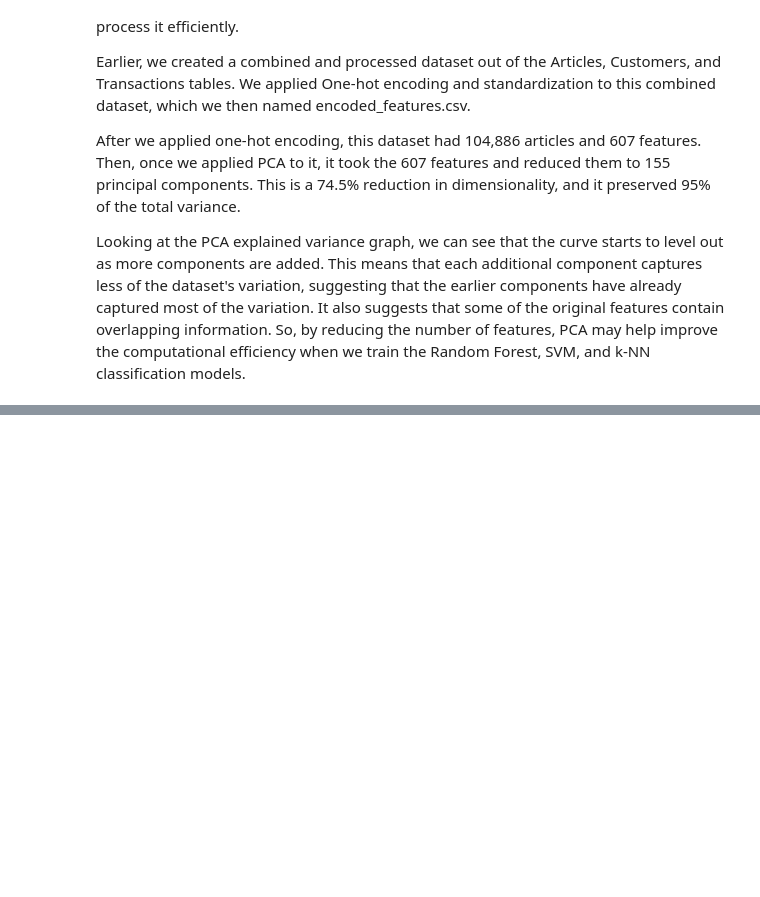
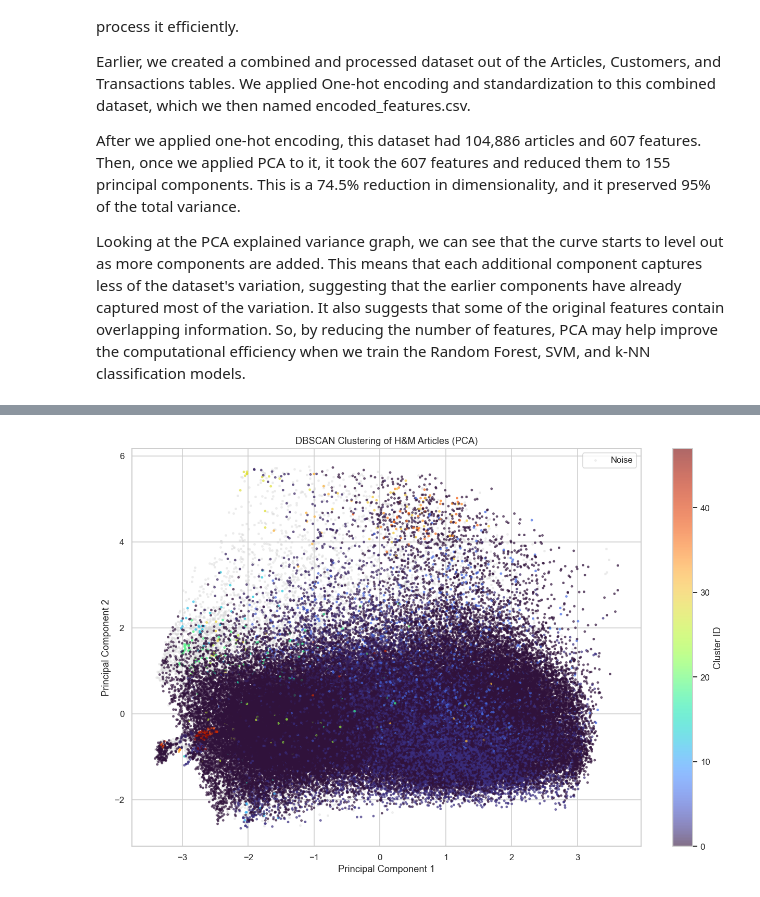
Before and after one commit to chungite/455-group-project-, a Jupyter notebook: hm_eda.ipynb, the cells around one changed output, grey strips where cells are left out. Saved outputs shown, nothing was run; the diff lists cells and outputs as text; code cells hidden in the pictures; blank space fills up the shorter version.

Commit message:
add dbscan clustering

```diff
--- a/hm_eda.ipynb
+++ b/hm_eda.ipynb
@@ -1170,0 +1292,91 @@ Looking at the PCA explained variance graph, we can see that the curve starts to
+# %%
+#Plot DBSCAN clustering results
+
+import pandas as pd
+import numpy as np
+import matplotlib.pyplot as plt
+from sklearn.decomposition import PCA
+from sklearn.metrics import calinski_harabasz_score
+from sklearn.metrics import davies_bouldin_score
+
+#Try PCA with further reduction
+X = pd.read_csv("encoded_features.csv", index_col="article_id")
+
+n = 20
+pca = PCA(n_components=n, random_state=42)
+
+X_pca_test = pca.fit_transform(X)
+
+
+db = DBSCAN(eps=1.1, min_samples=10)
+labels = db.fit_predict(X_pca_test)
+
+n_clusters = len(set(labels)) - (1 if -1 in labels else 0)
+noise_percentage = np.mean(labels == -1) * 100
+
+print(f"\nPCA components: {n}")
+print(f"Explained variance: {sum(pca.explained_variance_ratio_)*100:.2f}%")
+print(f"Clusters: {n_clusters}")
+print(f"Noise: {noise_percentage:.2f}%")
+df["cluster"] = labels
+
+    # Save article IDs and cluster assignments
+cluster_results = df[["article_id", "cluster"]]
+
+cluster_results.to_csv("dbscan_cluster_results.csv", index=False)
+
+print("Cluster results saved!")
+cluster_summary = (
+        df.groupby("cluster")
+        .agg(
+            number_of_articles=("cluster", "size"),
+            average_price=("average_price", "mean"),
+            average_purchase_count=("purchase_count_raw", "mean"),
+            average_buyer_age=("average_buyer_age", "mean")
+        )
+        .round(2)
+    )
+
+cluster_summary.to_csv("dbscan_cluster_summary.csv")
+
+print(cluster_summary)
+cluster_sizes = df["cluster"].value_counts().sort_index()
+
+cluster_sizes.to_csv("dbscan_cluster_sizes.csv")
+
+print(cluster_sizes)
+
+plt.figure(figsize=(12, 8))
+
+# Separate noise from actual clusters
+noise_mask = labels == -1
+cluster_mask = labels != -1
+
+# Plot noise
+plt.scatter(
+    X_pca_test[noise_mask, 0],
+    X_pca_test[noise_mask, 1],
+    c="lightgrey",
+    s=5,
+    alpha=0.3,
+    label="Noise"
+)
+
+# Plot actual clusters
+scatter = plt.scatter(
+    X_pca_test[cluster_mask, 0],
+    X_pca_test[cluster_mask, 1],
+    c=labels[cluster_mask],
+    cmap="turbo",
+    s=5,
+    alpha=0.6
+)
+
+plt.colorbar(scatter, label="Cluster ID")
+plt.xlabel("Principal Component 1")
+plt.ylabel("Principal Component 2")
+plt.title("DBSCAN Clustering of H&M Articles (PCA)")
+plt.legend()
+plt.tight_layout()
+plt.show()
+# %% [output]
@@ -1170,0 +1400 @@ Looking at the PCA explained variance graph, we can see that the curve starts to
+[figure, added]
```
Also changed, not shown: parts of 10 cells of this notebook.
